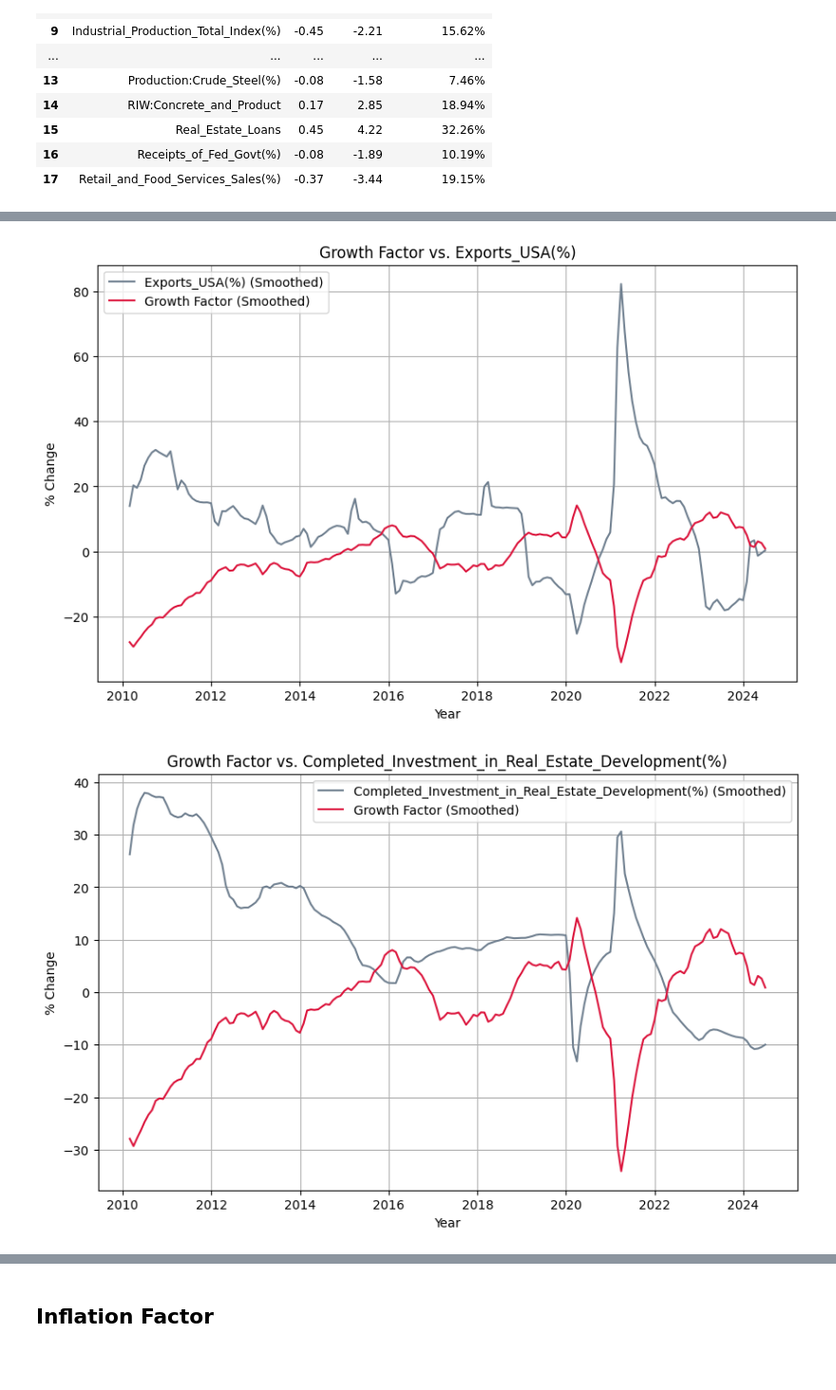
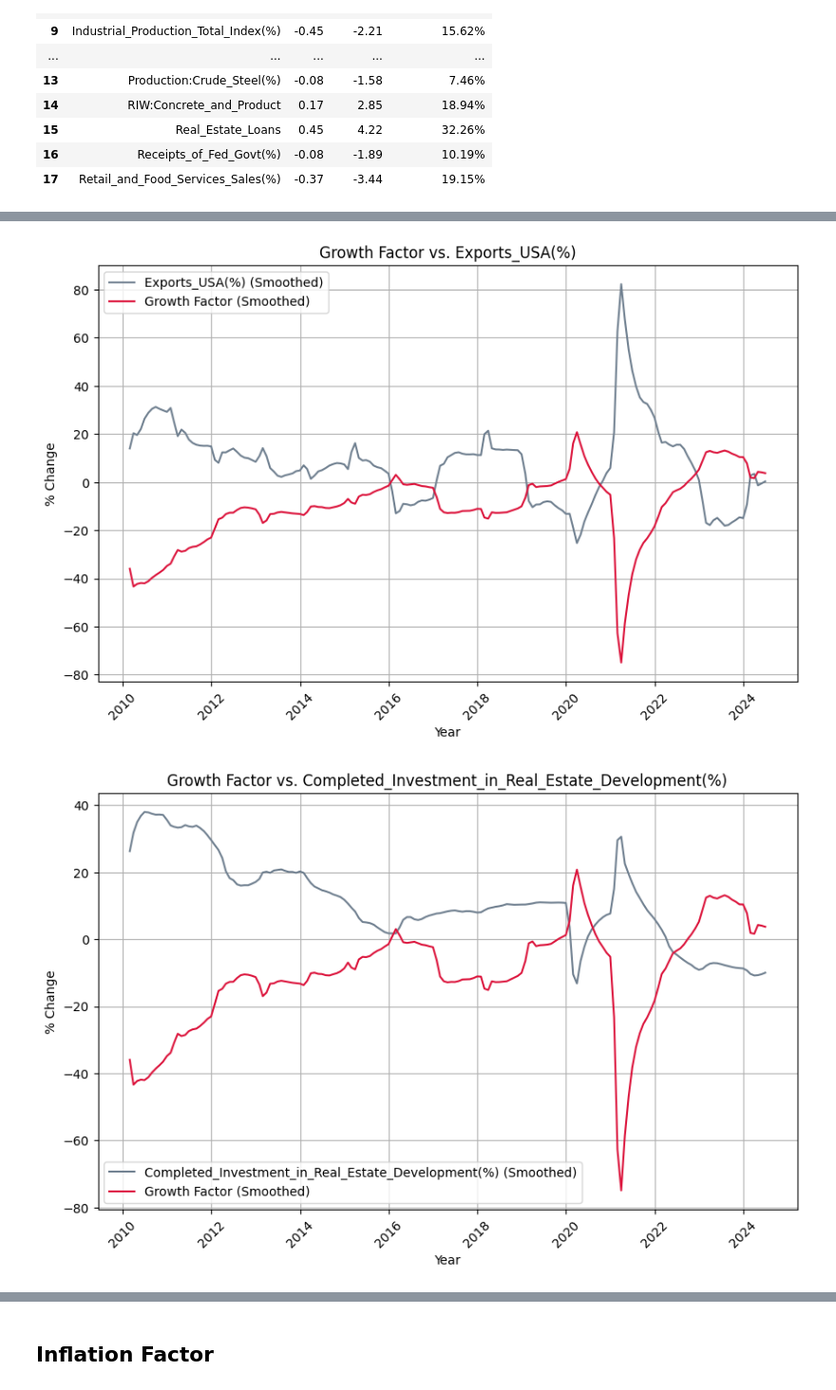
Before and after one commit to miaxiaozl/forex-project, a Jupyter notebook: notebooks/01_data_collection.ipynb, the cells around one changed output, grey strips where cells are left out. Shown at 95% size. Saved outputs shown, nothing was run; the diff lists cells and outputs as text; code cells hidden in the pictures; blank space fills up the shorter version.

Commit message:
inflation factor finished interest factor started

```diff
--- a/notebooks/01_data_collection.ipynb
+++ b/notebooks/01_data_collection.ipynb
@@ -232,6 +251,11 @@ def plot_smoothed_data(category, factor, df, column, window_size=2):
     # Calculate rolling average (smoothing)
     smoothed_serie = df[column].rolling(window=window_size).mean()
     smoothed_factor = factor.rolling(window=window_size).mean()
+
+    if isinstance(df.index, pd.PeriodIndex):
+        # Convert PeriodIndex to DatetimeIndex for plotting
+        smoothed_serie.index = smoothed_serie.index.to_timestamp()
+        smoothed_factor.index = smoothed_factor.index.to_timestamp()
 
     # Plotting the data
     plt.figure(figsize=(10, 6))
@@ -242,6 +266,12 @@ def plot_smoothed_data(category, factor, df, column, window_size=2):
     plt.title(f'{category} Factor vs. {column}')
     plt.legend()
     plt.grid(True)
+
+    # Format x-axis to show only year
+    ax = plt.gca()
+    ax.xaxis.set_major_formatter(mdates.DateFormatter('%Y'))
+    plt.xticks(rotation=45)
+
     plt.show()
 # %% [markdown]
 ## Growth Factor
@@ -447,7 +477,7 @@ us_growth_ctrb
 | 17 | Retail_and_Food_Services_Sales(%) | -0.37 | -3.44 | 19.15% |
 # %%
 # combine the factors based on Inverse Volatility Weights
-china_growth = ['Exports_USA(%)', 'Completed_Investment_in_Real_Estate_Development(%)', 'Industrial_Enterprise:Total_Profits(%)']
-us_growth = ['Real_Estate_Loans', 'Exports_China', 'PMI']
-growth, weights = combine_factors(df_china_growth, china_growth, df_us_growth, us_growth)
-growth
+china_growth_comps = ['Exports_USA(%)', 'Completed_Investment_in_Real_Estate_Development(%)', 'Industrial_Enterprise:Total_Profits(%)']
+us_growth_comps = ['Real_Estate_Loans', 'Exports_China', 'PMI']
+china_growth, weights = combine_factors(df_china_growth, china_growth_comps)
+us_growth, weights = combine_factors(df_us_growth, us_growth_comps)
@@ -467,9 +484,9 @@ Length: 174, dtype: float64
 # %%
 # Plot the data
-for cg in china_growth:
-    plot_smoothed_data("Growth", growth, df_china_growth, cg)
-for usg in us_growth:
-    plot_smoothed_data("Growth", growth, df_us_growth, usg)
+for cg in china_growth_comps:
+    plot_smoothed_data("Growth", china_growth, df_china_growth, cg)
+for usg in us_growth_comps:
+    plot_smoothed_data("Growth", us_growth, df_us_growth, usg)
 # %% [output]
-[figure, old version]
+[figure, new version]
-[figure, old version]
+[figure, new version]
```
Also changed, not shown: parts of 24 cells of this notebook.
